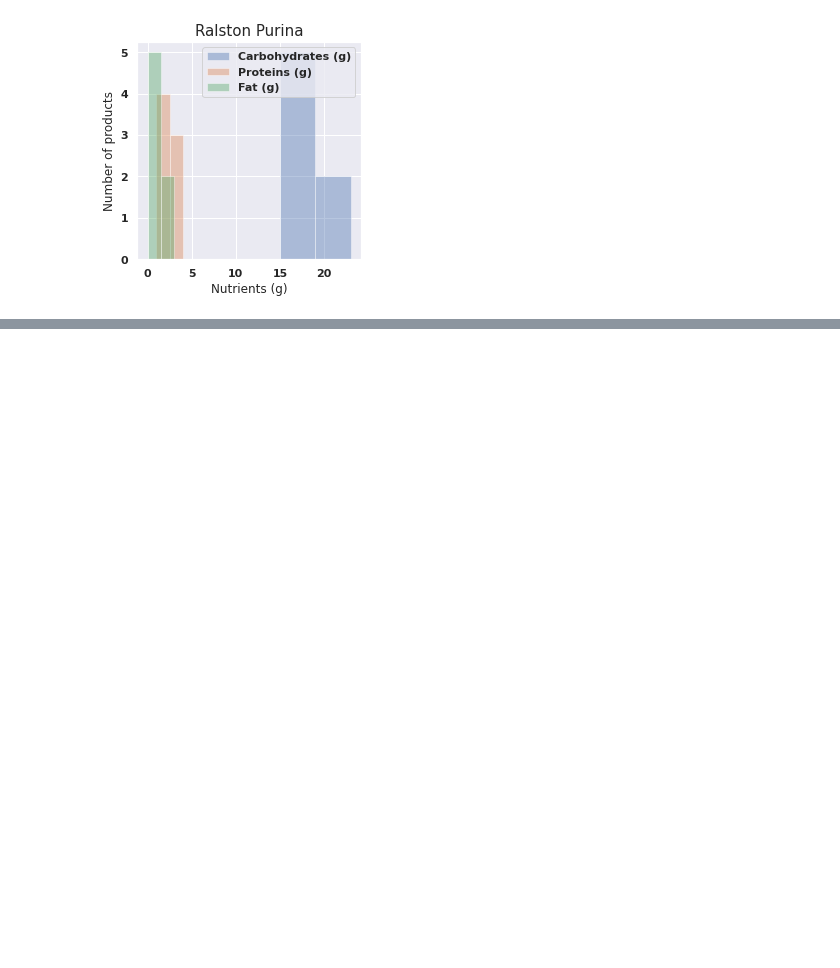
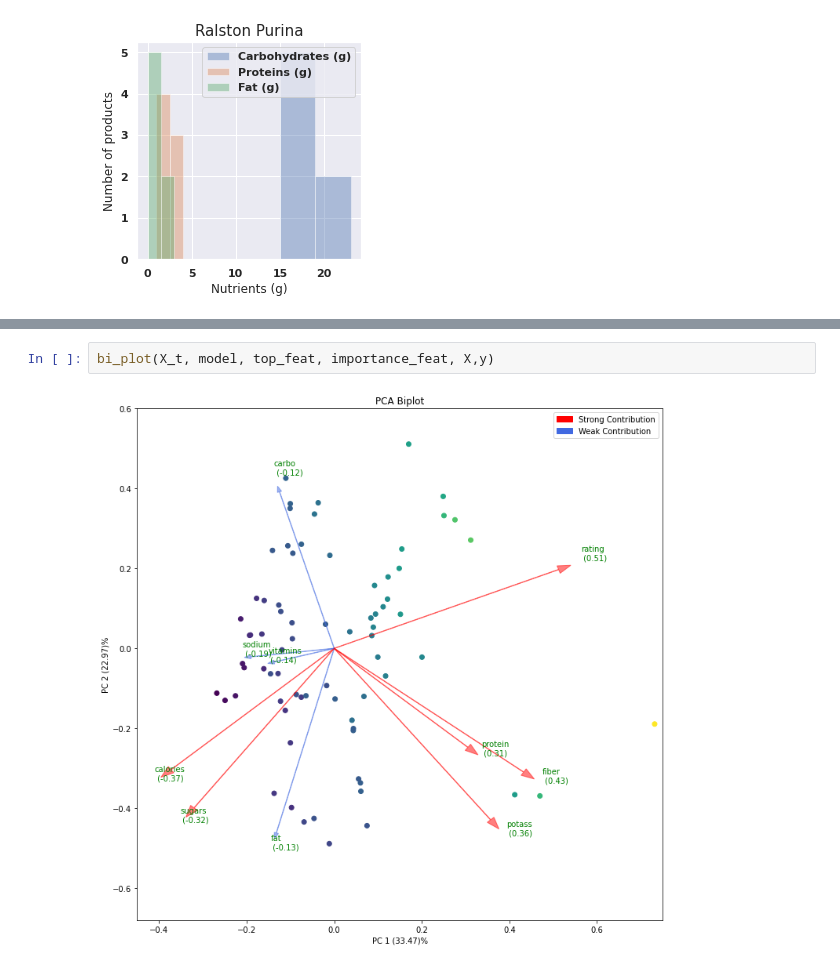
Before and after one commit to ayonbiswas/ECE-143, a Jupyter notebook: Visualization/data_visualization.ipynb, the cells around one changed output, grey strips where cells are left out. Saved outputs shown, nothing was run; the diff lists cells and outputs as text; blank space fills up the shorter version.

```diff
--- a/Visualization/data_visualization.ipynb
+++ b/Visualization/data_visualization.ipynb
@@ -522,0 +581,4 @@ for mfr_name, mfr_products in mfr_group:
+# %%
+bi_plot(X_t, model, top_feat, importance_feat, X,y)
+# %% [output]
+[figure, added]
```
Also changed, not shown: parts of 11 cells of this notebook.
